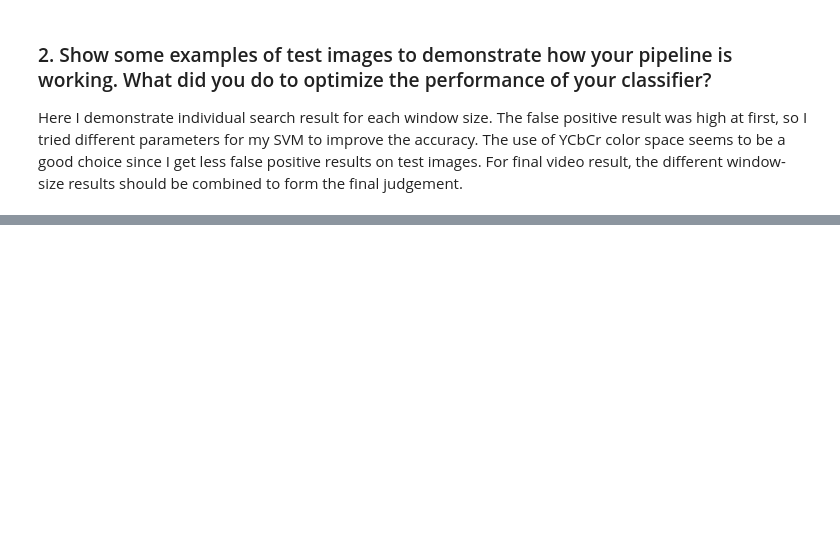
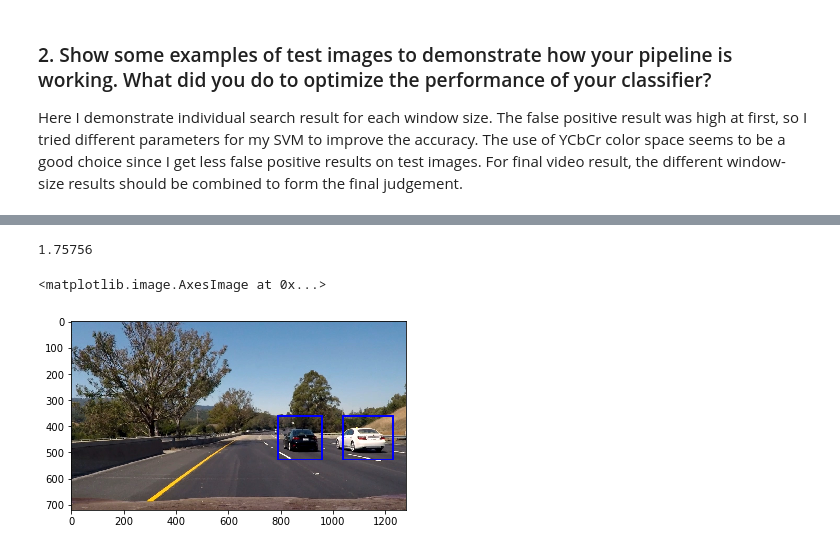
Before and after one commit to markandlw/CarND-Vehicle-Detection, a Jupyter notebook: report.ipynb, the cells around one changed output, grey strips where cells are left out. Cells and saved outputs as stored; diff of their text form; code cells hidden in the pictures; blank space fills up the shorter version.

```diff
--- a/report.ipynb
+++ b/report.ipynb
@@ -252,0 +295,28 @@ for count,windows in enumerate(multi_windows):
+# %%
+def vehicle_detection_pipeline(img):
+    search_img = img.astype(np.float32)/255
+
+    hits = []
+    for windows in multi_windows:
+        hot_windows = search_windows(search_img, windows, svc, X_scaler, color_space=cspace,
+                        spatial_size=(spatial,spatial), hist_bins=histbin,
+                        orient=orient, pix_per_cell=pix_per_cell,
+                        cell_per_block=cell_per_block,
+                        hog_channel=hog_channel, spatial_feat=True,
+                        hist_feat=True, hog_feat=True)
+        hits.extend(hot_windows)
+
+    heat = np.zeros_like(img[:,:,0]).astype(np.float)
+    # Add heat to each box in box list
+    heat = add_heat(heat,hits)
+
+    # Apply threshold to help remove false positives
+    heat = apply_threshold(heat,1)
+
+    # Visualize the heatmap when displaying
+    heatmap = np.clip(heat, 0, 255)
+
+    # Find final boxes from heatmap using label function
+    labels = label(heatmap)
+    draw_img = draw_labeled_bboxes(np.copy(img), labels)
+    return draw_img
@@ -252,0 +345,12 @@ for count,windows in enumerate(multi_windows):
+# %%
+#test_img = mpimg.imread('./output_images/Screenshot from project_video.mp4.png')
+test_img = mpimg.imread('./test_images/test6.jpg')
+t=time.time()
+img = vehicle_detection_pipeline(test_img)
+t2=time.time()
+print(round(t2-t,5))
+plt.imshow(img)
+# %% [output]
+1.75756
+<matplotlib.image.AxesImage at 0x...>
+[figure, added]
```
Also changed, not shown: parts of 12 cells of this notebook, 2 other files.
